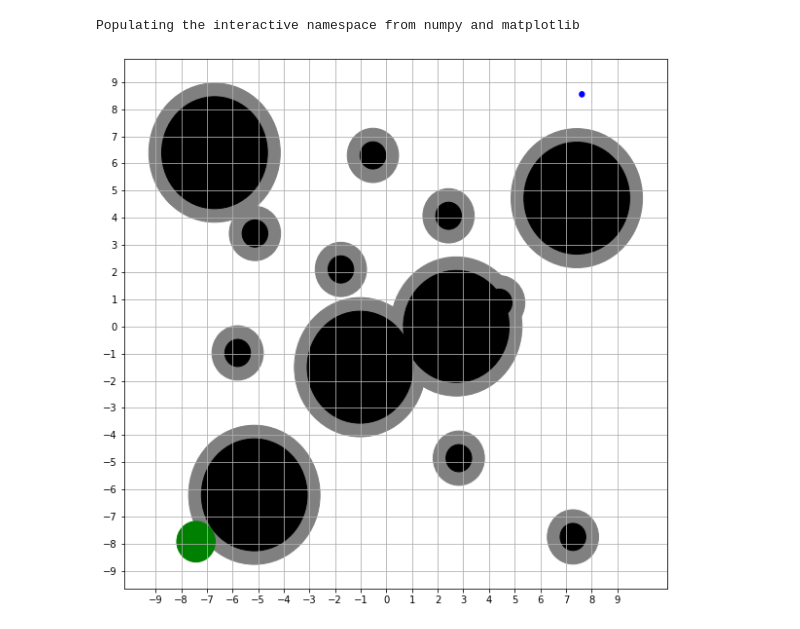
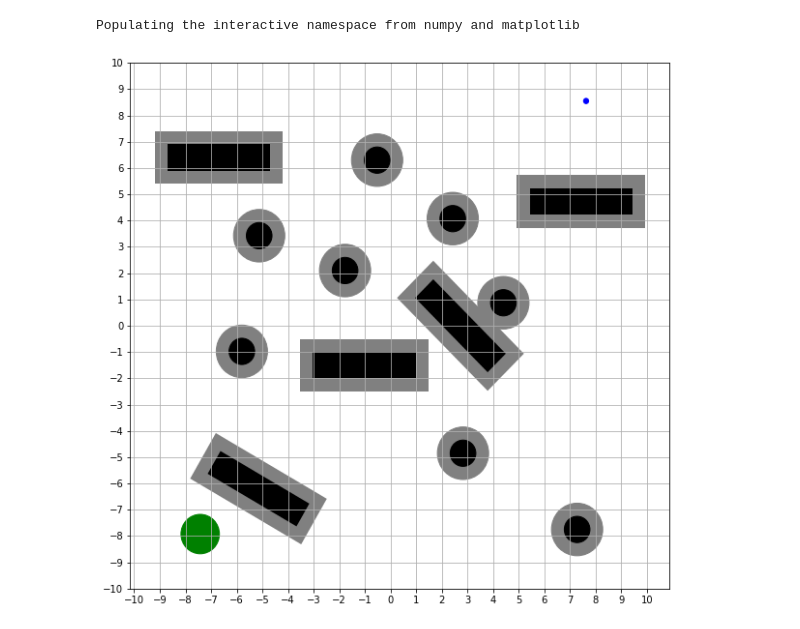
Before and after one commit to maizerrr/cse360, a Jupyter notebook: workshop3/2-a.ipynb, the cells around one changed output. Drawn from its saved outputs; the diff is of its cells as text; code cells hidden in the pictures.

```diff
--- a/workshop3/2-a.ipynb
+++ b/workshop3/2-a.ipynb
@@ -16,11 +33,11 @@ def plot_cir(r):
 # %%
 # Obstacles info
 
-cuboid0 = ((2.725,0),np.sqrt(4**2+1**2)/2,'k')
-cuboid1 = ((7.425,4.725),np.sqrt(4**2+1**2)/2,'k')
-cuboid3 = ((-1.025,-1.5),np.sqrt(4**2+1**2)/2,'k')
-cuboid4 = ((-6.7,6.4),np.sqrt(4**2+1**2)/2,'k')
-cuboid6 = ((-5.15,-6.2),np.sqrt(4**2+1**2)/2,'k')
+cuboid0 = ((2.725,0),4,1,'k',-45)
+cuboid1 = ((7.425,4.725),4,1,'k',0)
+cuboid3 = ((-1.025,-1.5),4,1,'k',0)
+cuboid4 = ((-6.7,6.4),4,1,'k',0)
+cuboid6 = ((-5.15,-6.2),4,1,'k',-30)
 cylinder10 = ((-1.775,2.1),1/2,'k')
 cylinder11 = ((-5.8,-0.975),1/2,'k')
 cylinder12 = ((7.275,-7.75),1/2,'k')
@@ -33,27 +50,35 @@ cylinder9 = ((-5.125,3.425),1/2,'k')
 sphere9 = ((-7.425,-7.925),1.5/2,'g')
 omnirob = ((7.625,8.55),0.1,'b')
 
-rs = [cuboid0,cuboid1,cuboid3,cuboid4,cuboid6,cylinder10,cylinder11,cylinder12,cylinder5,cylinder6,cylinder7,cylinder8,cylinder9]
+rs1 = [cuboid0,cuboid1,cuboid3,cuboid4,cuboid6]
+rs2 = [cylinder10,cylinder11,cylinder12,cylinder5,cylinder6,cylinder7,cylinder8,cylinder9]
 # %%
 # Initialize the graph
 fig = plt.figure()
 ax = fig.gca()
 
 # Plot obstacles
-for r in rs:
+for r in rs1:
+    r_new = (r[0],r[1]+1,r[2]+1,'gray',r[4])
+    plot_rec(r_new)
+
+for r in rs2:
     r_new = (r[0],r[1]+1/2,'gray')
     plot_cir(r_new)
 
-for r in rs:
+for r in rs1:
+    plot_rec(r)
+
+for r in rs2:
     plot_cir(r)
 
 plot_cir(sphere9)
 plot_cir(omnirob)
 
 # Draw grid
-ax.set_xticks(numpy.arange(-9,10,1))
-ax.set_yticks(numpy.arange(-9,10,1))
+ax.set_xticks(numpy.arange(-10,11,1))
+ax.set_yticks(numpy.arange(-10,11,1))
 plt.grid()
 plt.show()
 # %% [output]
-[figure, old version]
+[figure, new version]
```
Also changed, not shown: parts of 2 cells of this notebook, 6 other files.
